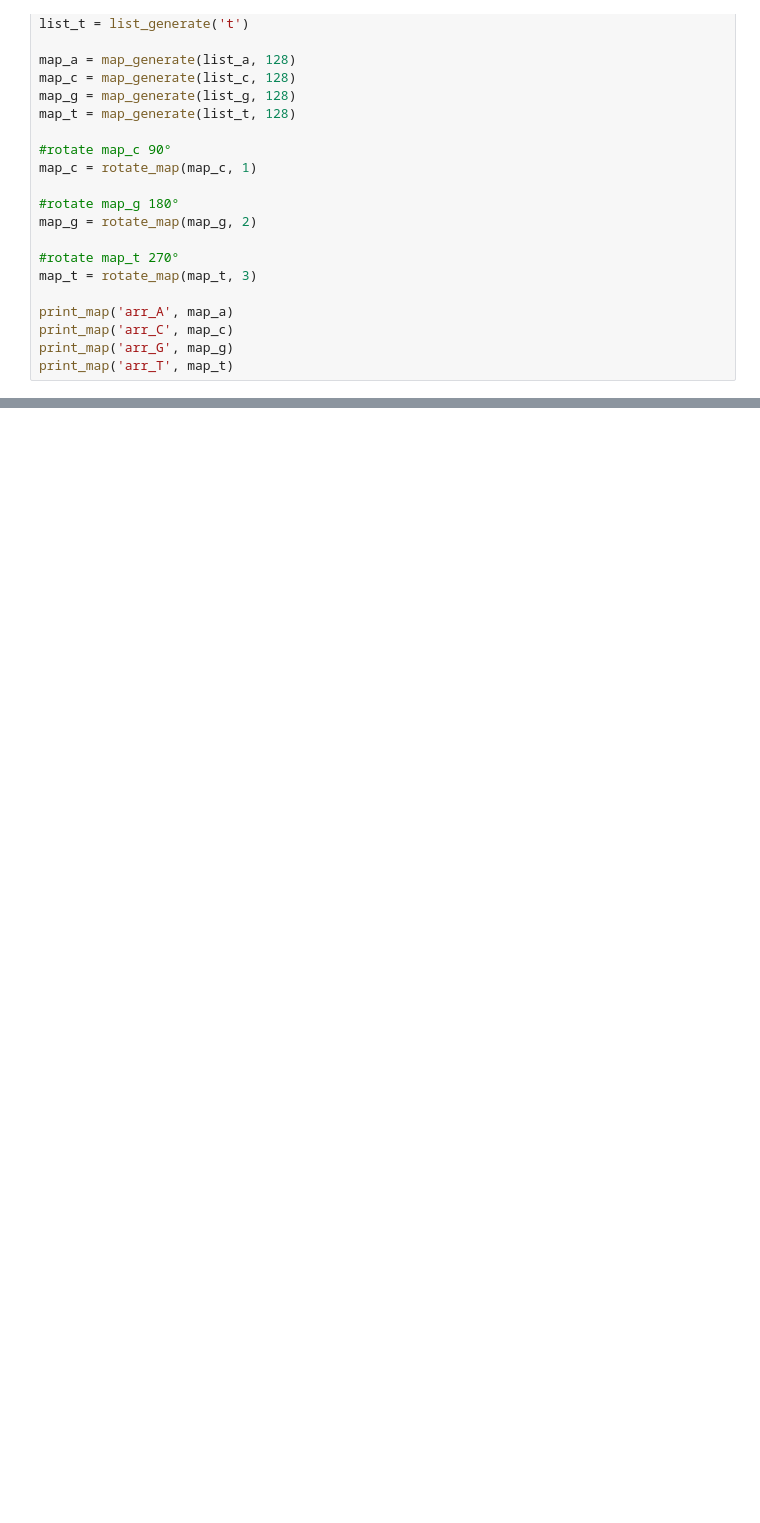
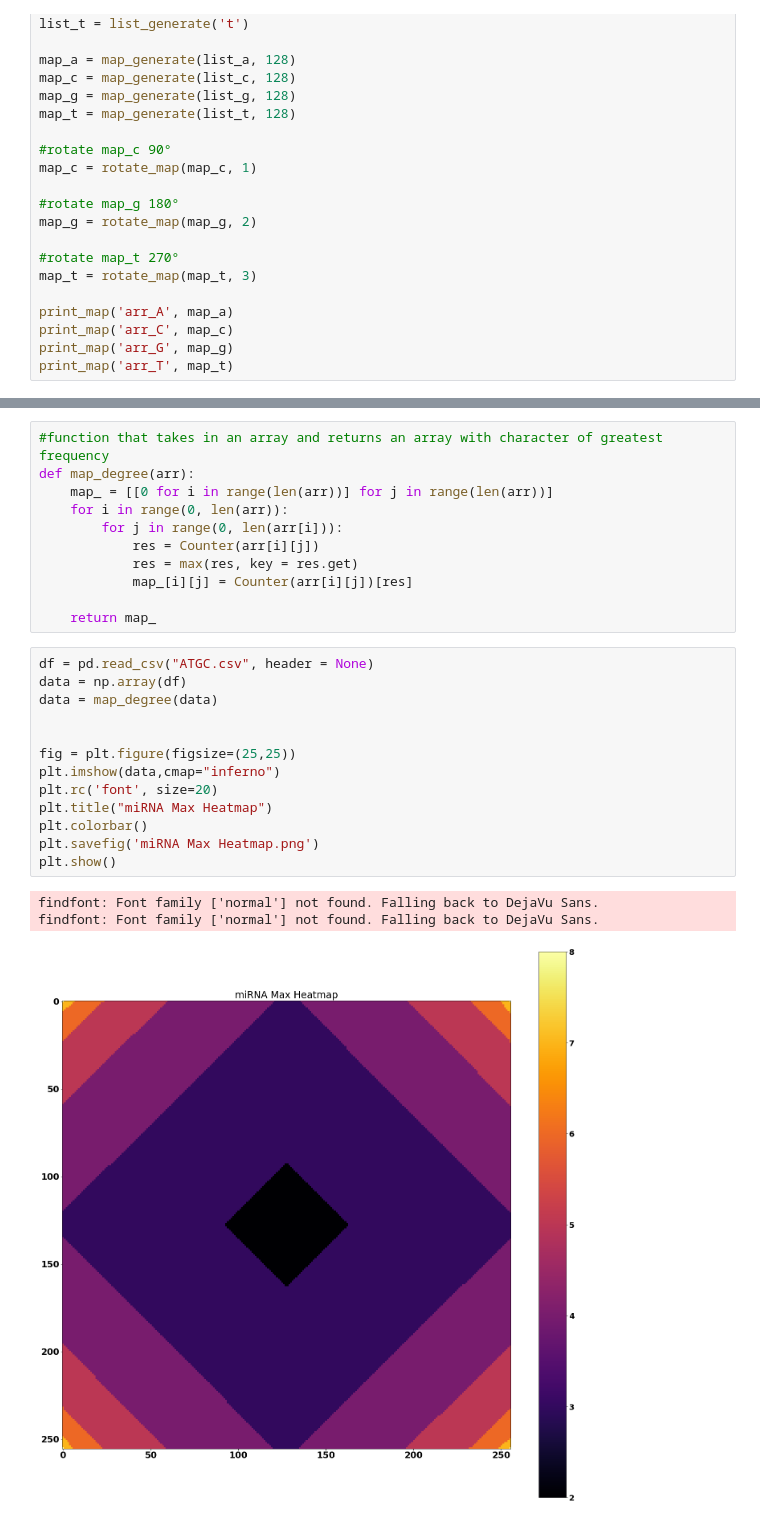
Before and after one commit to SamuelTWu/miRNA-map, a Jupyter notebook: heatmap.ipynb, the cells around one changed output, grey strips where cells are left out. Drawn from its saved outputs; the diff is of its cells as text; blank space fills up the shorter version.

```diff
--- a/heatmap.ipynb
+++ b/heatmap.ipynb
@@ -129,0 +123,28 @@ print(df)
+# %%
+#function that takes in an array and returns an array with character of greatest frequency
+def map_degree(arr):
+    map_ = [[0 for i in range(len(arr))] for j in range(len(arr))]
+    for i in range(0, len(arr)):
+        for j in range(0, len(arr[i])):
+            res = Counter(arr[i][j])
+            res = max(res, key = res.get)
+            map_[i][j] = Counter(arr[i][j])[res]
+
+    return map_
+# %%
+df = pd.read_csv("ATGC.csv", header = None)
+data = np.array(df)
+data = map_degree(data)
+
+
+fig = plt.figure(figsize=(25,25))
+plt.imshow(data,cmap="inferno")
+plt.rc('font', size=20)
+plt.title("miRNA Max Heatmap")
+plt.colorbar()
+plt.savefig('miRNA Max Heatmap.png')
+plt.show()
+# %% [output]
+findfont: Font family ['normal'] not found. Falling back to DejaVu Sans.
+findfont: Font family ['normal'] not found. Falling back to DejaVu Sans.
+[figure, added]
```
Also changed, not shown: parts of 20 cells of this notebook.
